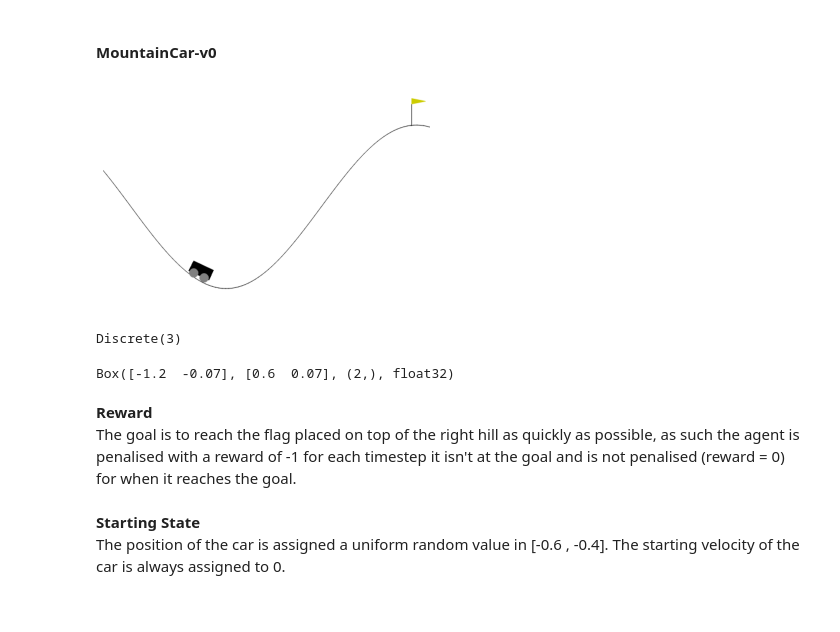
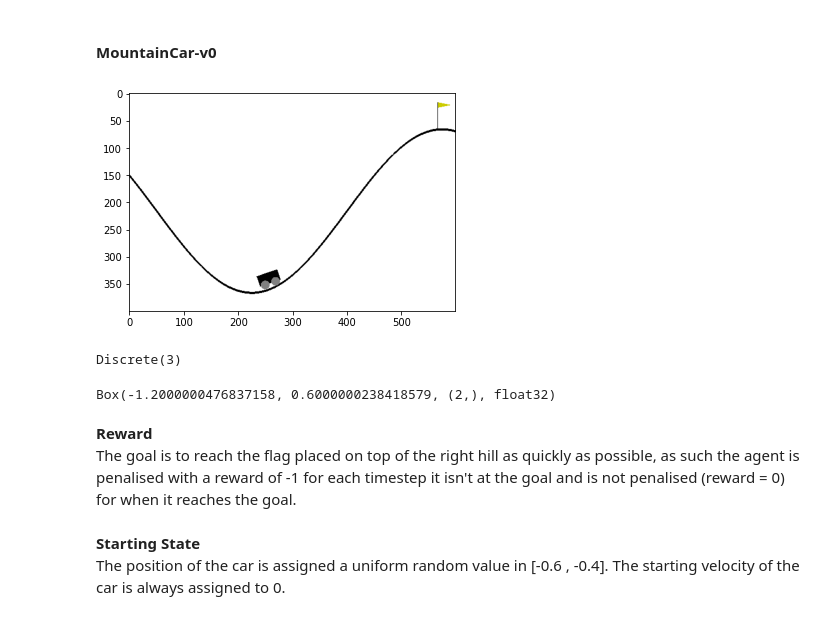
Before and after one commit to hazique/RL-Assignment-2, a Jupyter notebook: RL_Assignment_2.ipynb, the cells around one changed output. Cells and saved outputs as stored; diff of their text form; code cells hidden in the pictures.

```diff
--- a/RL_Assignment_2.ipynb
+++ b/RL_Assignment_2.ipynb
@@ -39,9 +54,8 @@ import random
 
 from tqdm import tqdm, trange
 # %%
-
-# display = Display(backend='xvfb', visible=False, size=(400, 300), manage_global_env=True)
-# display.start()
+display = Display(visible=False, size=(400, 300))
+display.start()
 
 is_ipython = 'inline' in plt.get_backend()
 if is_ipython:
@@ -56,17 +70,18 @@ env = gym.make('CartPole-v1')
 
 # Let's watch how an untrained agent moves around
 state = env.reset()
-img = plt.imshow(env.render(mode='rgb_array'))
-for j in range(20000):
-#     action = agent.act(state)
+prev_screen = env.render(mode='rgb_array')
+plt.imshow(prev_screen)
+for j in range(100):
     action = random.choice(range(2))
-    img.set_data(env.render(mode='rgb_array'))
-    plt.axis('off')
-    # display.display(plt.gcf())
-    # display.clear_output(wait=True)
+    screen = env.render(mode='rgb_array')
+    plt.imshow(screen)
+    ipythondisplay.display(plt.gcf())
+    ipythondisplay.clear_output(wait=True)
     state, reward, done, _ = env.step(action)
     if done:
         break
 
+ipythondisplay.clear_output(wait=True)
 env.close()
 # %% [output]
@@ -112,26 +127,27 @@ Box([-4.8000002e+00 -3.4028235e+38 -4.1887903e-01 -3.4028235e+38], [4.8000002e+0
 # %%
 env2 = gym.make('MountainCar-v0')
 env2.seed(23)
 env2.reset()
 
 # Let's watch how an untrained agent moves around
 
-state = env.reset()
-img = plt.imshow(env2.render(mode='rgb_array'))
-for j in range(20000):
+state = env2.reset()
+prev_screen = env2.render(mode='rgb_array')
+plt.imshow(prev_screen)
+for j in range(100):
 #     action = agent.act(state)
-    action = random.choice(range(2))
-    img.set_data(env2.render(mode='rgb_array'))
-    plt.axis('off')
-    # display.display(plt.gcf())
-    # display.clear_output(wait=True)
+    action = random.choice(range(3))
+    screen = env2.render(mode='rgb_array')
+    plt.imshow(screen)
+    ipythondisplay.display(plt.gcf())
+    ipythondisplay.clear_output(wait=True)
     state, reward, done, _ = env2.step(action)
     if done:
         break
 
 env2.close()
 # %% [output]
-[figure, old version]
+[figure, new version]
 # %%
 ''' Action Space
     There are 3 discrete deterministic actions:
@@ -154,7 +170,7 @@ Discrete(3)
     '''
     print(env2.observation_space)
 # %% [output]
-Box([-1.2  -0.07], [0.6  0.07], (2,), float32)
+Box(-1.2000000476837158, 0.6000000238418579, (2,), float32)
 # %% [markdown]
 **Reward**
     The goal is to reach the flag placed on top of the right hill as quickly as possible, as such the agent is penalised with a reward of -1 for each timestep it isn't at the goal and is not penalised (reward = 0) for when it reaches the goal.<br><br>
```
Also changed, not shown: parts of 23 cells of this notebook, 2 other files.
